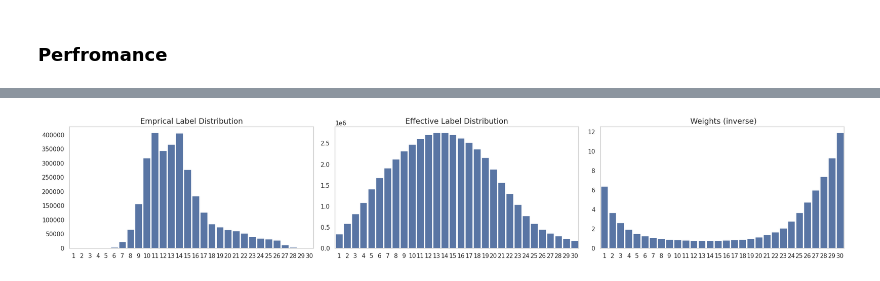
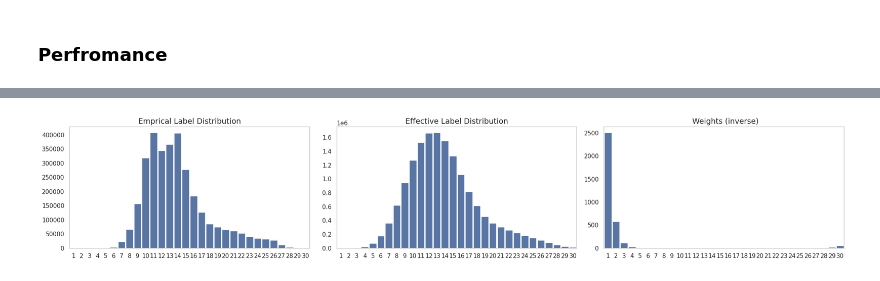
Before and after one commit to plant-ai-biophysics-lab/imbalance_deep_regression_yield_forecasting, a Jupyter notebook: Inference/DataLevel.ipynb, the cells around one changed output, grey strips where cells are left out. Cells and saved outputs as stored; diff of their text form; code cells hidden in the pictures.

Commit message:
tunning ks and sigma

```diff
--- a/Inference/DataLevel.ipynb
+++ b/Inference/DataLevel.ipynb
@@ -138,6 +160,9 @@ _ = utils.triple_emp_effective_weights_hist_plot(emperical_values, effective_val
 # %%
 df = pd.read_csv('/data2/hkaman/Imbalance/EXPs/EXP_005_001_05_RGB_inv_LDS/coords/test.csv', index_col= 0)
-weights, labels_, effective_value, emperical_values, avg_weights = RWSampler.check_lds_reweighting_(df, rw_method = 'inverse', lds_ks = 20, lds_sigma = 6).return_pixelwise_weight()
+weights, labels_, effective_value, emperical_values, avg_weights = RWSampler.check_lds_reweighting_(df,
+                                                                    rw_method = 'inverse',
+                                                                    lds_ks = 10,
+                                                                    lds_sigma = 2).return_pixelwise_weight()
 _ = utils.triple_emp_effective_weights_hist_plot(emperical_values, effective_value, avg_weights, method = 'inverse')
 # %% [output]
-[figure, old version]
+[figure, new version]
```
Also changed, not shown: parts of 11 cells of this notebook, 5 other files.
